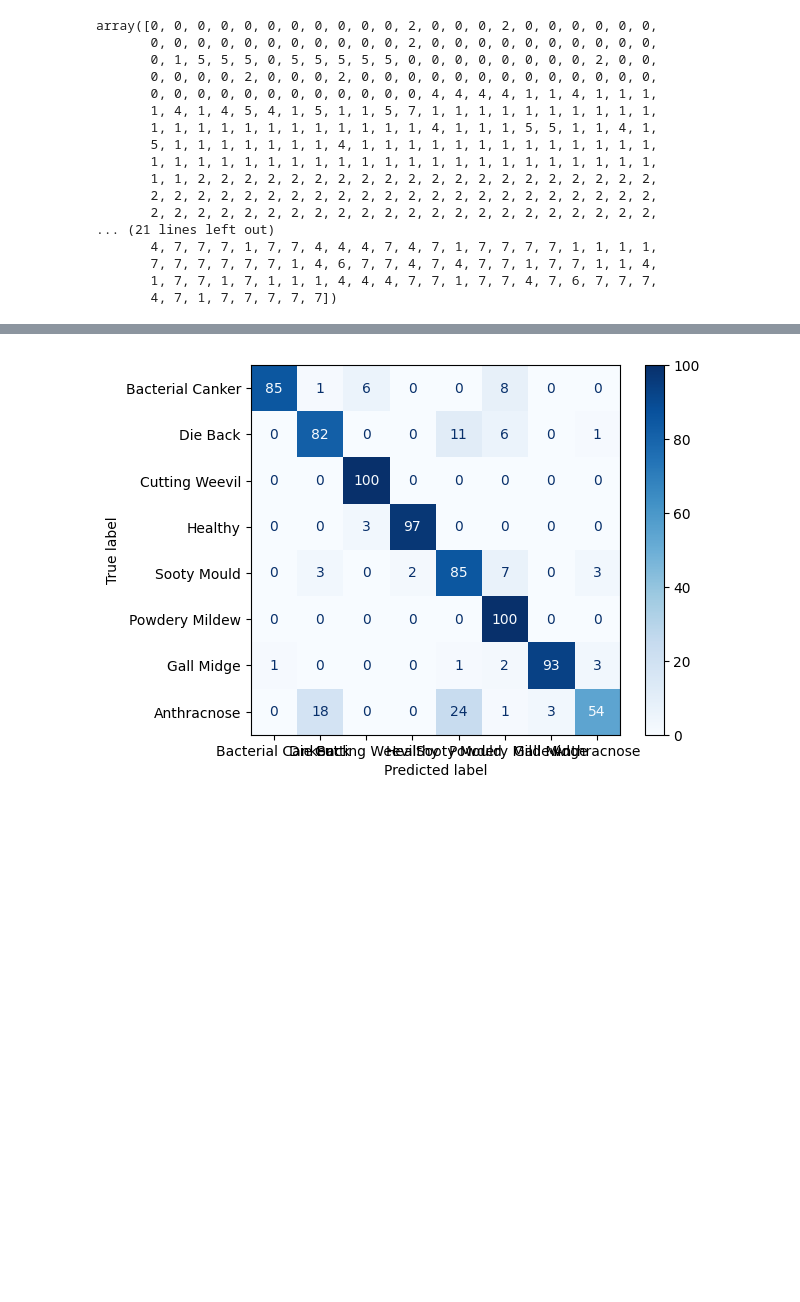
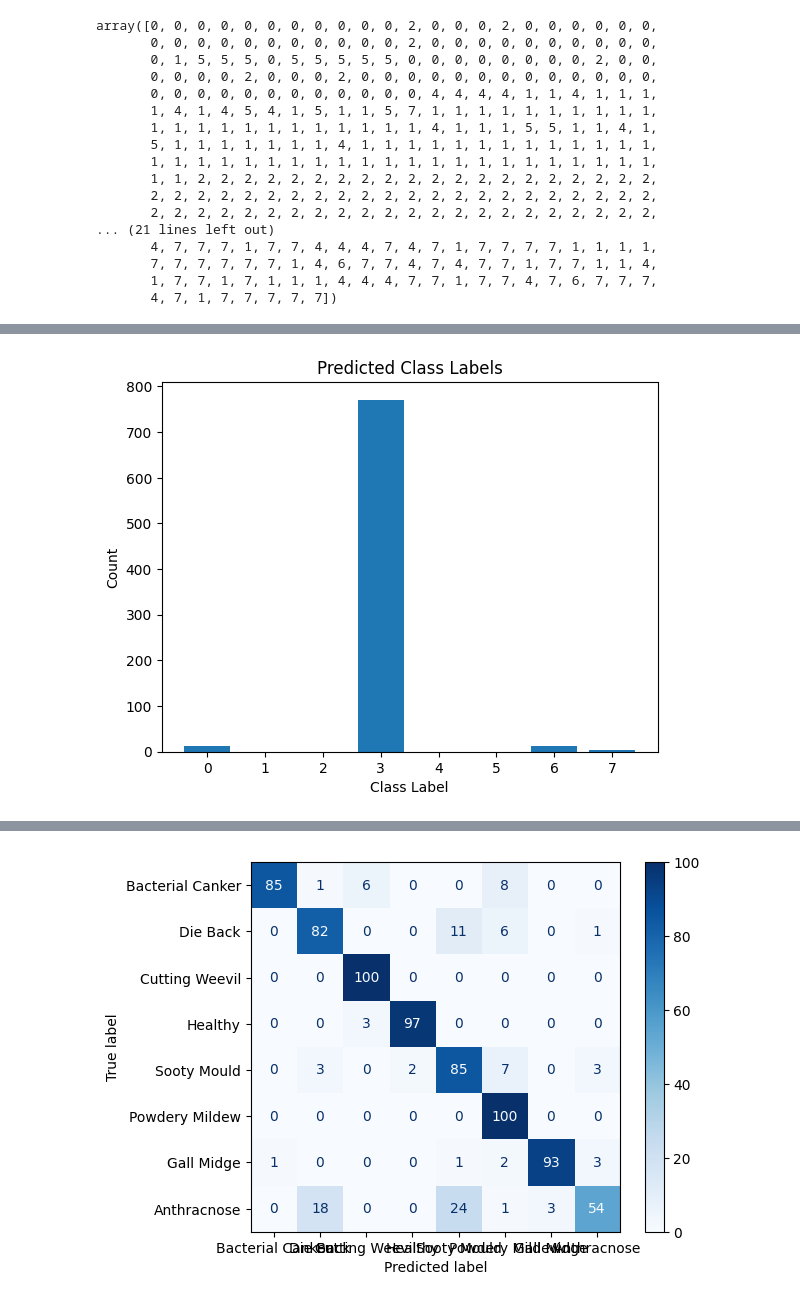
Before and after one commit to NishatVasker/Mango-leaf, a Jupyter notebook: MangoLeafTRAINING.ipynb, the cells around one changed output, grey strips where cells are left out. Saved outputs shown, nothing was run; the diff lists cells and outputs as text; code cells hidden in the pictures; blank space fills up the shorter version.

```diff
--- a/MangoLeafTRAINING.ipynb
+++ b/MangoLeafTRAINING.ipynb
@@ -286,3 +321,23 @@ array([0, 0, 0, 0, 0, 0, 0, 0, 0, 0, 0, 2, 0, 0, 0, 2, 0, 0, 0, 0, 0, 0,
        7, 7, 7, 7, 7, 7, 1, 4, 6, 7, 7, 4, 7, 4, 7, 7, 1, 7, 7, 1, 1, 4,
        1, 7, 7, 1, 7, 1, 1, 1, 4, 4, 4, 7, 7, 1, 7, 7, 4, 7, 6, 7, 7, 7,
        4, 7, 1, 7, 7, 7, 7, 7])
+# %%
+import matplotlib.pyplot as plt
+import numpy as np
+
+# Make predictions on the test data
+predict = model.predict(test_data)
+
+# Get the predicted class labels
+y_classes = predict.argmax(axis=-1)
+
+# Count the occurrences of each class label
+unique_labels, label_counts = np.unique(y_classes, return_counts=True)
+
+# Plot the graph
+plt.bar(unique_labels, label_counts)
+plt.xlabel('Class Label')
+plt.ylabel('Count')
+plt.title('Predicted Class Labels')
+plt.show()
+# %% [output]
@@ -288,0 +346 @@ array([0, 0, 0, 0, 0, 0, 0, 0, 0, 0, 0, 2, 0, 0, 0, 2, 0, 0, 0, 0, 0, 0,
+[figure, added]
```
Also changed, not shown: parts of 33 cells of this notebook.
